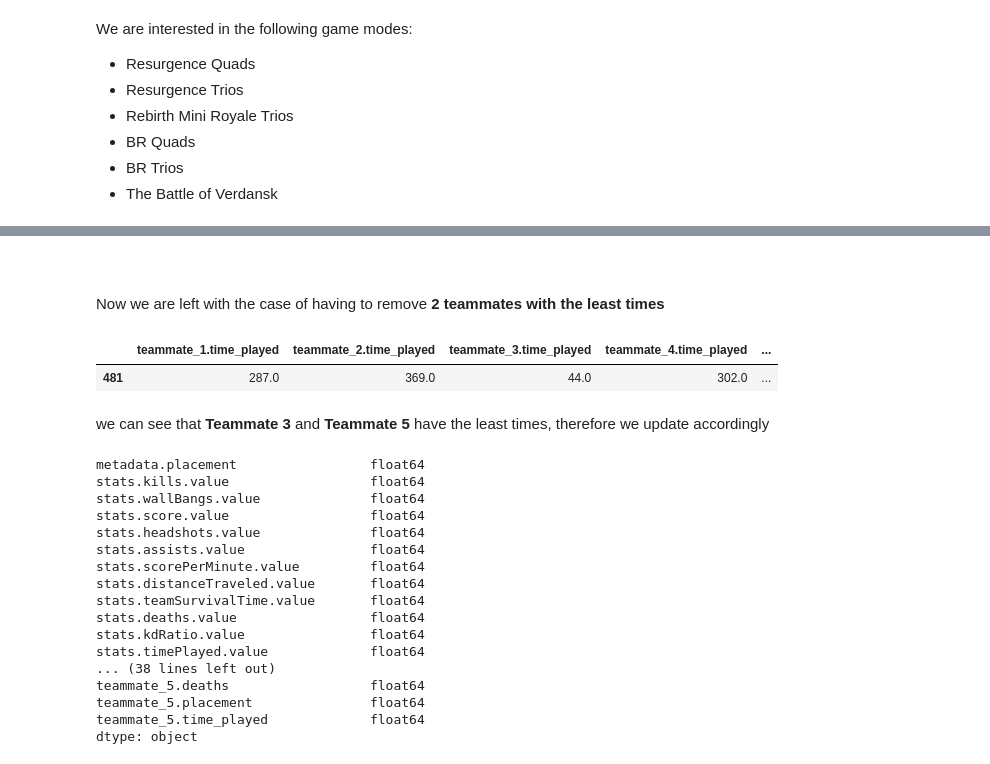
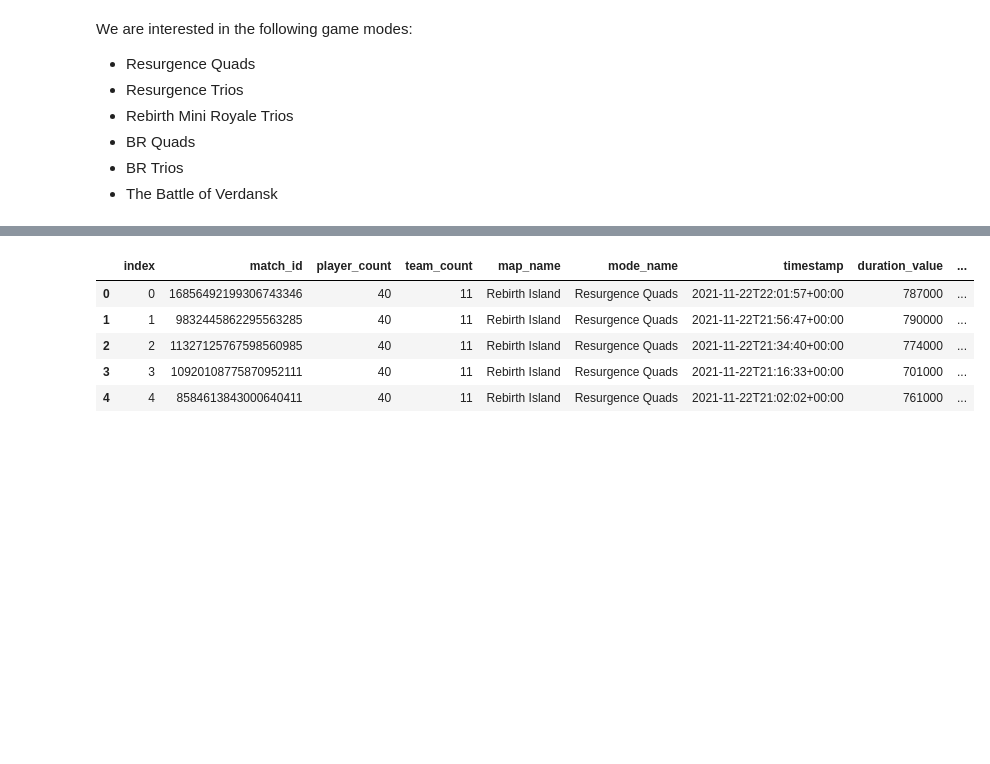
Before and after one commit to rffffy/PersonalWarzoneStatsAnalysis, a Jupyter notebook: data_cleaning.ipynb, the cells around one changed output, grey strips where cells are left out. Saved outputs shown, nothing was run; the diff lists cells and outputs as text; code cells hidden in the pictures; blank space fills up the shorter version.

```diff
--- a/data_cleaning.ipynb
+++ b/data_cleaning.ipynb
@@ -293,61 +189,9 @@ dtype: object
-# %%
-df_copy.at[132, 'teammate_1.name'] = np.nan
-df_copy.at[132, 'teammate_1.kills'] = np.nan
-df_copy.at[132, 'teammate_1.deaths'] = np.nan
-df_copy.at[132, 'teammate_1.placement'] = np.nan
-df_copy.at[132, 'teammate_1.time_played'] = np.nan
-# %%
-df_copy.at[181, 'teammate_3.name'] = np.nan
-df_copy.at[181, 'teammate_3.kills'] = np.nan
-df_copy.at[181, 'teammate_3.deaths'] = np.nan
-df_copy.at[181, 'teammate_3.placement'] = np.nan
-df_copy.at[181, 'teammate_3.time_played'] = np.nan
-# %%
-df_copy.at[886, 'teammate_3.name'] = np.nan
-df_copy.at[886, 'teammate_3.kills'] = np.nan
-df_copy.at[886, 'teammate_3.deaths'] = np.nan
-df_copy.at[886, 'teammate_3.placement'] = np.nan
-df_copy.at[886, 'teammate_3.time_played'] = np.nan
-# %% [markdown]
-<br>
-# %% [markdown]
-Now we are left with the case of having to remove **2 teammates with the least times**
-# %%
-playedTimes_df[playedTimes_df['teammate_5.time_played'].notna()]
-# %% [output]
-|  | teammate_1.time_played | teammate_2.time_played | teammate_3.time_played | teammate_4.time_played | ... |
-| 481 | 287.0 | 369.0 | 44.0 | 302.0 | ... |
-# %% [markdown]
-we can see that **Teammate 3** and **Teammate 5** have the least times, therefore we update accordingly
-# %%
-df_copy.at[481, 'teammate_3.name'] = np.nan
-df_copy.at[481, 'teammate_3.kills'] = np.nan
-df_copy.at[481, 'teammate_3.deaths'] = np.nan
-df_copy.at[481, 'teammate_3.placement'] = np.nan
-df_copy.at[481, 'teammate_3.time_played'] = np.nan
-
-df_copy.at[481, 'teammate_5.name'] = np.nan
-df_copy.at[481, 'teammate_5.kills'] = np.nan
-df_copy.at[481, 'teammate_5.deaths'] = np.nan
-df_copy.at[481, 'teammate_5.placement'] = np.nan
-df_copy.at[481, 'teammate_5.time_played'] = np.nan
 # %%
-df_copy.dtypes
+df_copy.head()
 # %% [output]
-metadata.placement                 float64
-stats.kills.value                  float64
-stats.wallBangs.value              float64
-stats.score.value                  float64
-stats.headshots.value              float64
-stats.assists.value                float64
-stats.scorePerMinute.value         float64
-stats.distanceTraveled.value       float64
-stats.teamSurvivalTime.value       float64
-stats.deaths.value                 float64
-stats.kdRatio.value                float64
-stats.timePlayed.value             float64
-... (38 lines left out)
-teammate_5.deaths                  float64
-teammate_5.placement               float64
-teammate_5.time_played             float64
-dtype: object
+|  | index | match_id | player_count | team_count | map_name | mode_name | timestamp | duration_value | ... |
+| 0 | 0 | 16856492199306743346 | 40 | 11 | Rebirth Island | Resurgence Quads | 2021-11-22T22:01:57+00:00 | 787000 | ... |
+| 1 | 1 | 9832445862295563285 | 40 | 11 | Rebirth Island | Resurgence Quads | 2021-11-22T21:56:47+00:00 | 790000 | ... |
+| 2 | 2 | 11327125767598560985 | 40 | 11 | Rebirth Island | Resurgence Quads | 2021-11-22T21:34:40+00:00 | 774000 | ... |
+| 3 | 3 | 10920108775870952111 | 40 | 11 | Rebirth Island | Resurgence Quads | 2021-11-22T21:16:33+00:00 | 701000 | ... |
+| 4 | 4 | 8584613843000640411 | 40 | 11 | Rebirth Island | Resurgence Quads | 2021-11-22T21:02:02+00:00 | 761000 | ... |
```
Also changed, not shown: parts of 43 cells of this notebook, 1 other file.
